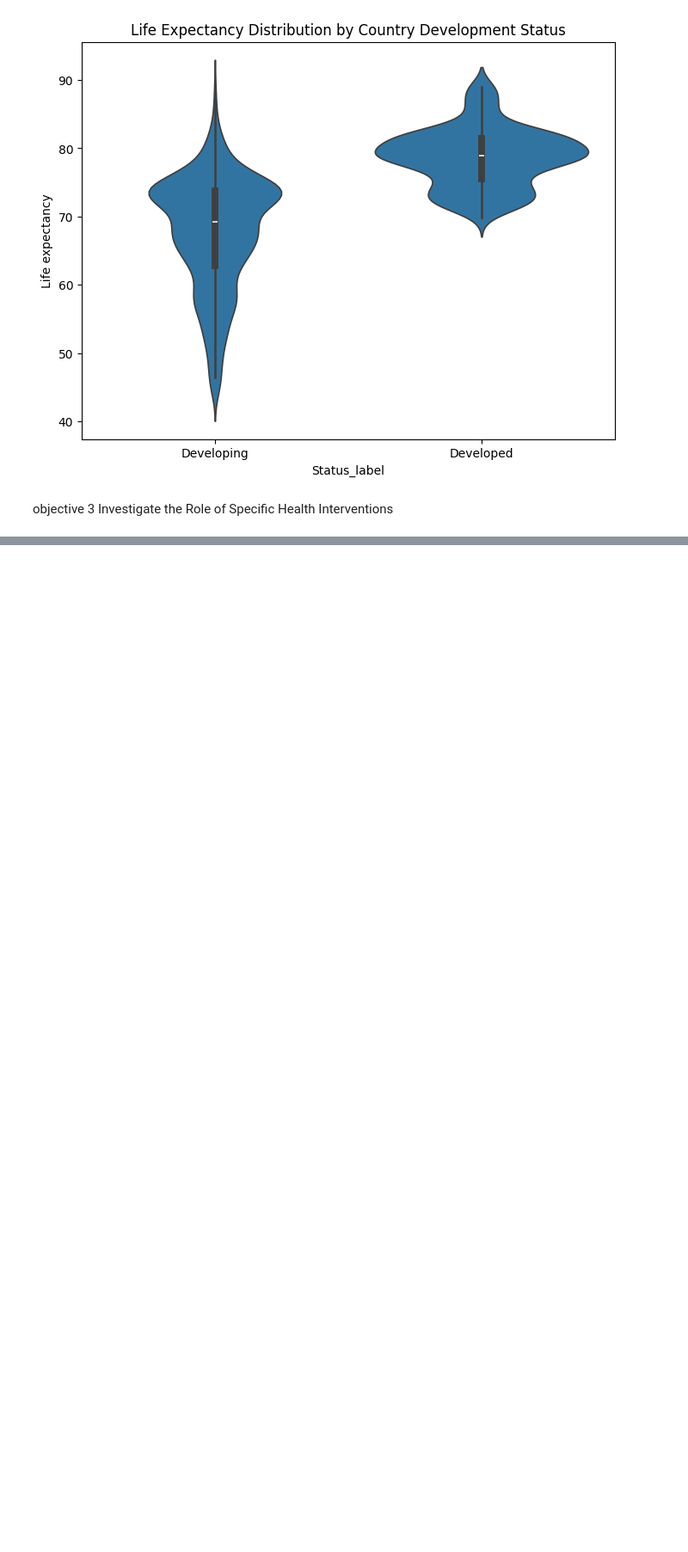
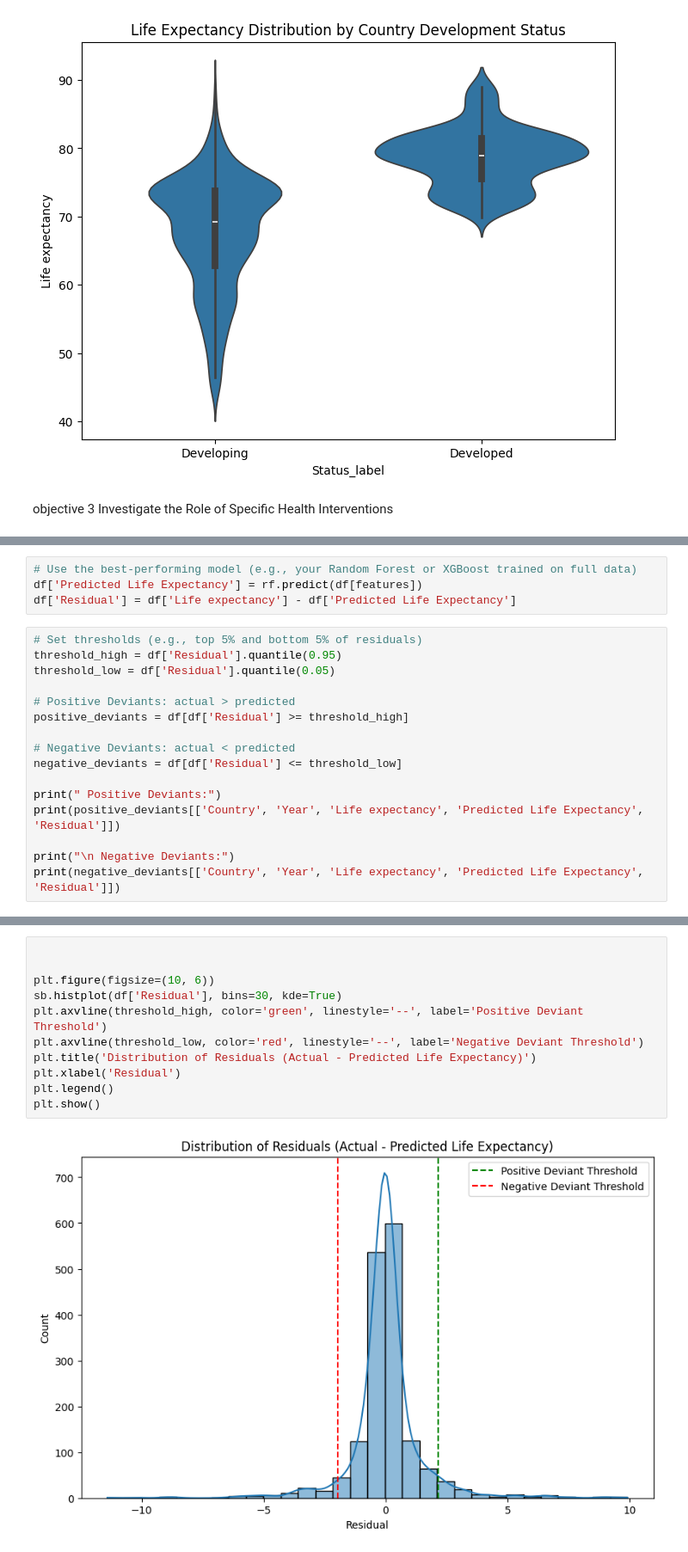
Before and after one commit to SumayyaN/final_recess_project, a Jupyter notebook: Life_Expectancy.ipynb, the cells around one changed output, grey strips where cells are left out. Shown at 86% size. Drawn from its saved outputs; the diff is of its cells as text; blank space fills up the shorter version.

```diff
--- a/Life_Expectancy.ipynb
+++ b/Life_Expectancy.ipynb
@@ -614,0 +714,20 @@ Mean Life Expectancy for Low Hepatitis B vaccination (< 80%): 65.27
+# %%
+# Use the best-performing model (e.g., your Random Forest or XGBoost trained on full data)
+df['Predicted Life Expectancy'] = rf.predict(df[features])
+df['Residual'] = df['Life expectancy'] - df['Predicted Life Expectancy']
+# %%
+# Set thresholds (e.g., top 5% and bottom 5% of residuals)
+threshold_high = df['Residual'].quantile(0.95)
+threshold_low = df['Residual'].quantile(0.05)
+
+# Positive Deviants: actual > predicted
+positive_deviants = df[df['Residual'] >= threshold_high]
+
+# Negative Deviants: actual < predicted
+negative_deviants = df[df['Residual'] <= threshold_low]
+
+print(" Positive Deviants:")
+print(positive_deviants[['Country', 'Year', 'Life expectancy', 'Predicted Life Expectancy', 'Residual']])
+
+print("\n Negative Deviants:")
+print(negative_deviants[['Country', 'Year', 'Life expectancy', 'Predicted Life Expectancy', 'Residual']])
@@ -614,0 +752,13 @@ Mean Life Expectancy for Low Hepatitis B vaccination (< 80%): 65.27
+# %%
+
+
+plt.figure(figsize=(10, 6))
+sb.histplot(df['Residual'], bins=30, kde=True)
+plt.axvline(threshold_high, color='green', linestyle='--', label='Positive Deviant Threshold')
+plt.axvline(threshold_low, color='red', linestyle='--', label='Negative Deviant Threshold')
+plt.title('Distribution of Residuals (Actual - Predicted Life Expectancy)')
+plt.xlabel('Residual')
+plt.legend()
+plt.show()
+# %% [output]
+[figure, added]
```
Also changed, not shown: parts of 11 cells of this notebook.
